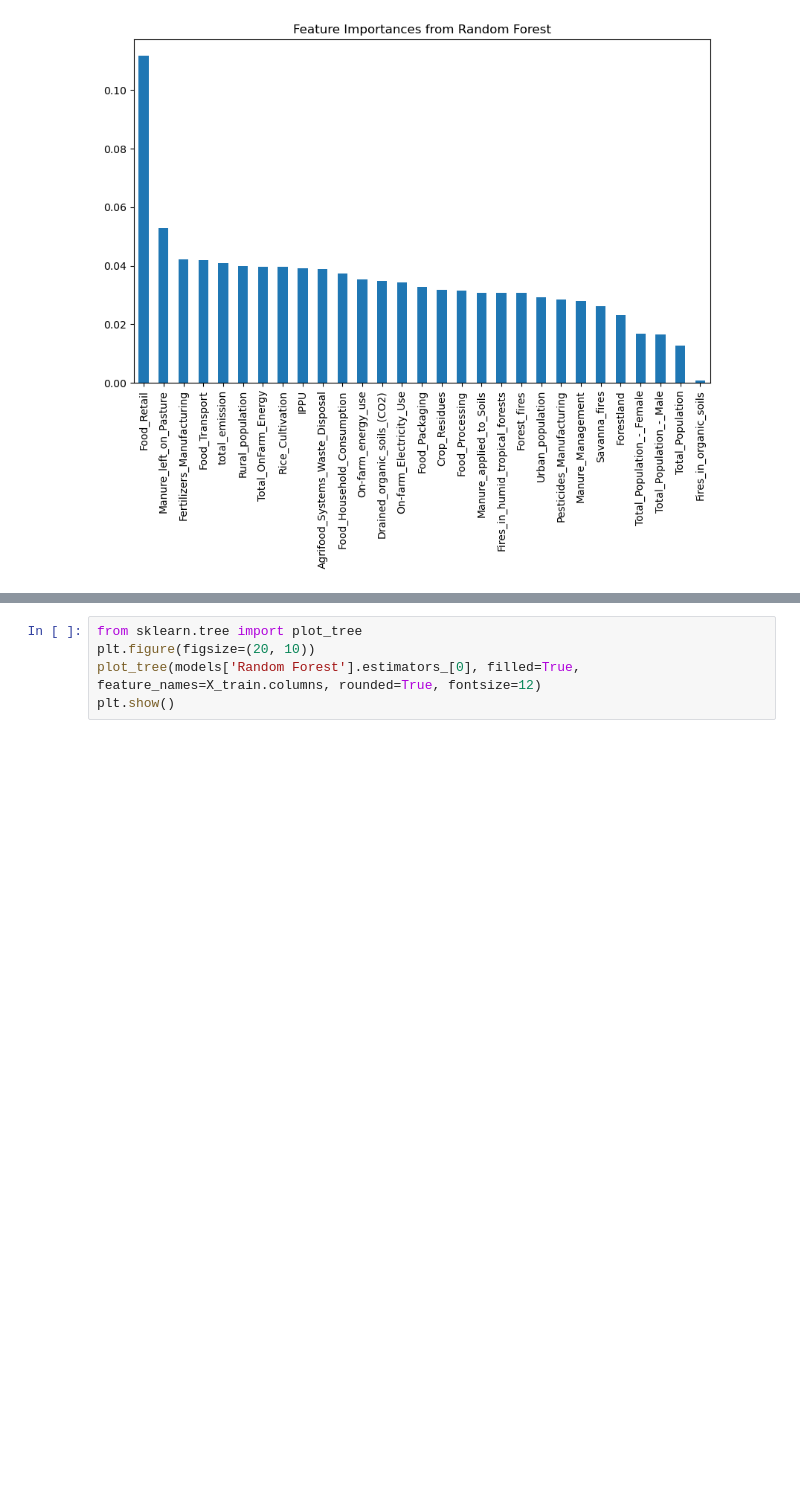
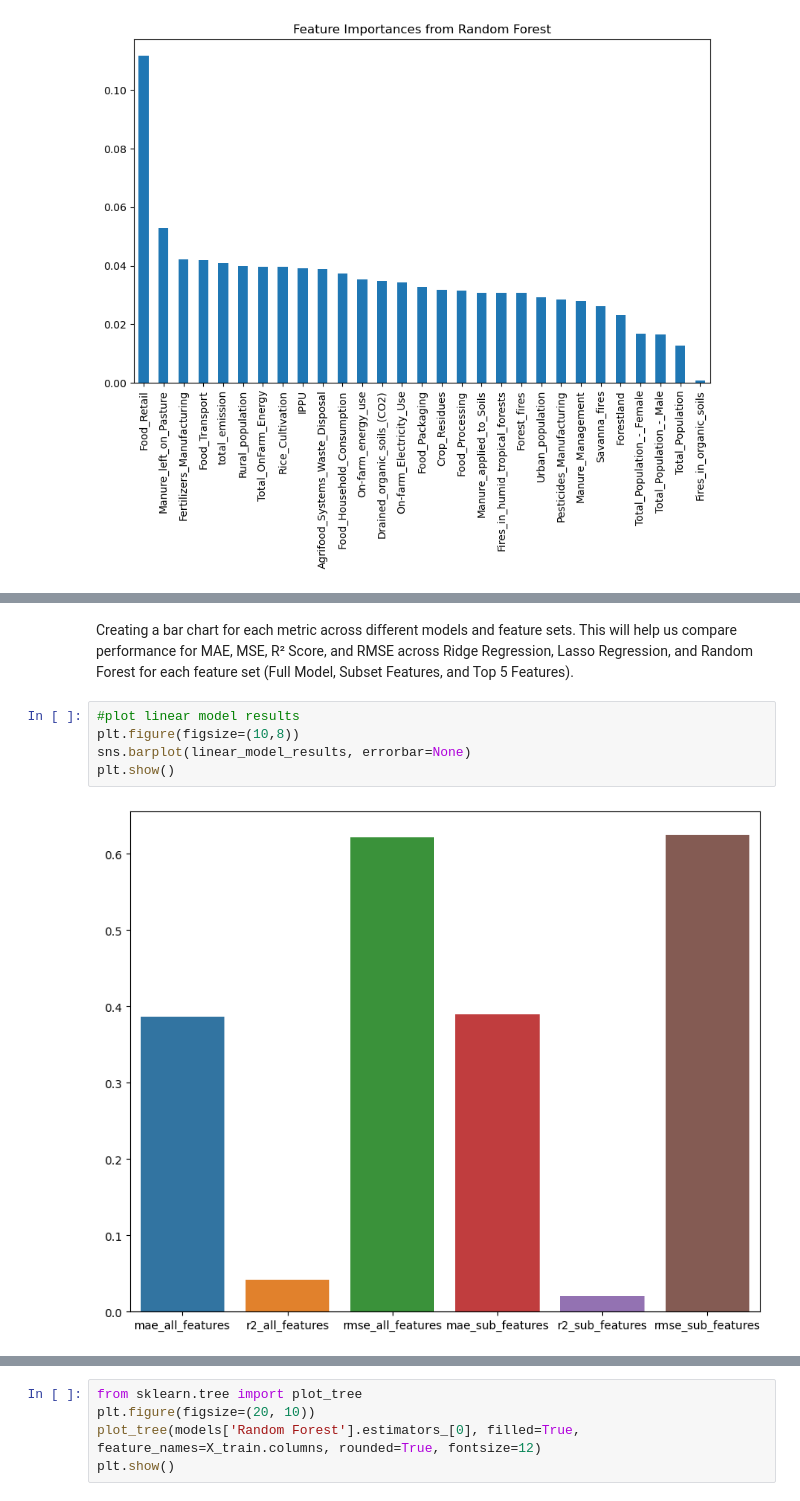
Before and after one commit to XylonD/2401PTDS_Regression_Project_Xylon, a Jupyter notebook: Data preprocessing and model training.ipynb, the cells around one changed output, grey strips where cells are left out. Saved outputs shown, nothing was run; the diff lists cells and outputs as text; blank space fills up the shorter version.

Commit message:
Model performance evaluation started

```diff
--- a/Data preprocessing and model training.ipynb
+++ b/Data preprocessing and model training.ipynb
@@ -269,0 +334,9 @@ plt.show()
+# %% [markdown]
+Creating a bar chart for each metric across different models and feature sets. This will help us compare performance for MAE, MSE, R² Score, and RMSE across Ridge Regression, Lasso Regression, and Random Forest for each feature set (Full Model, Subset Features, and Top 5 Features).
+# %%
+#plot linear model results
+plt.figure(figsize=(10,8))
+sns.barplot(linear_model_results, errorbar=None)
+plt.show()
+# %% [output]
+[figure, added]
```
Also changed, not shown: parts of 9 cells of this notebook.
